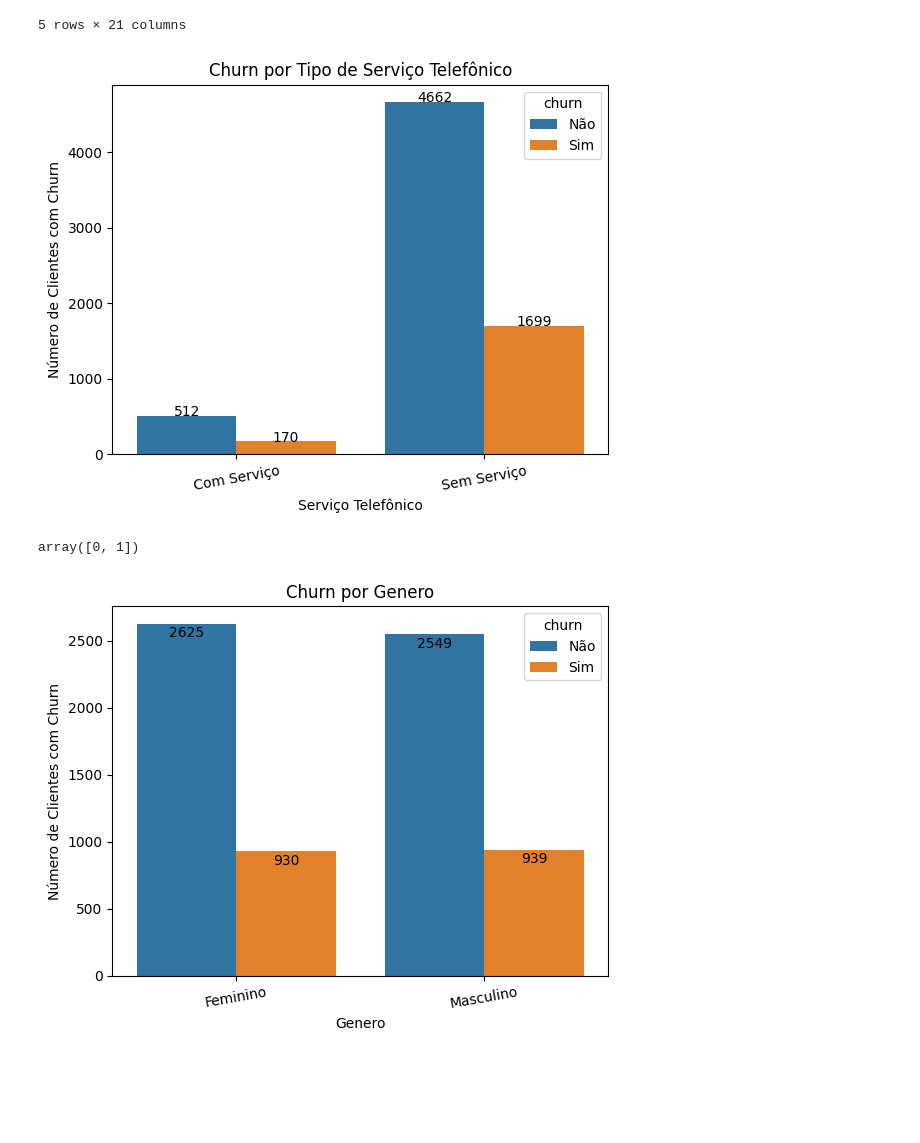
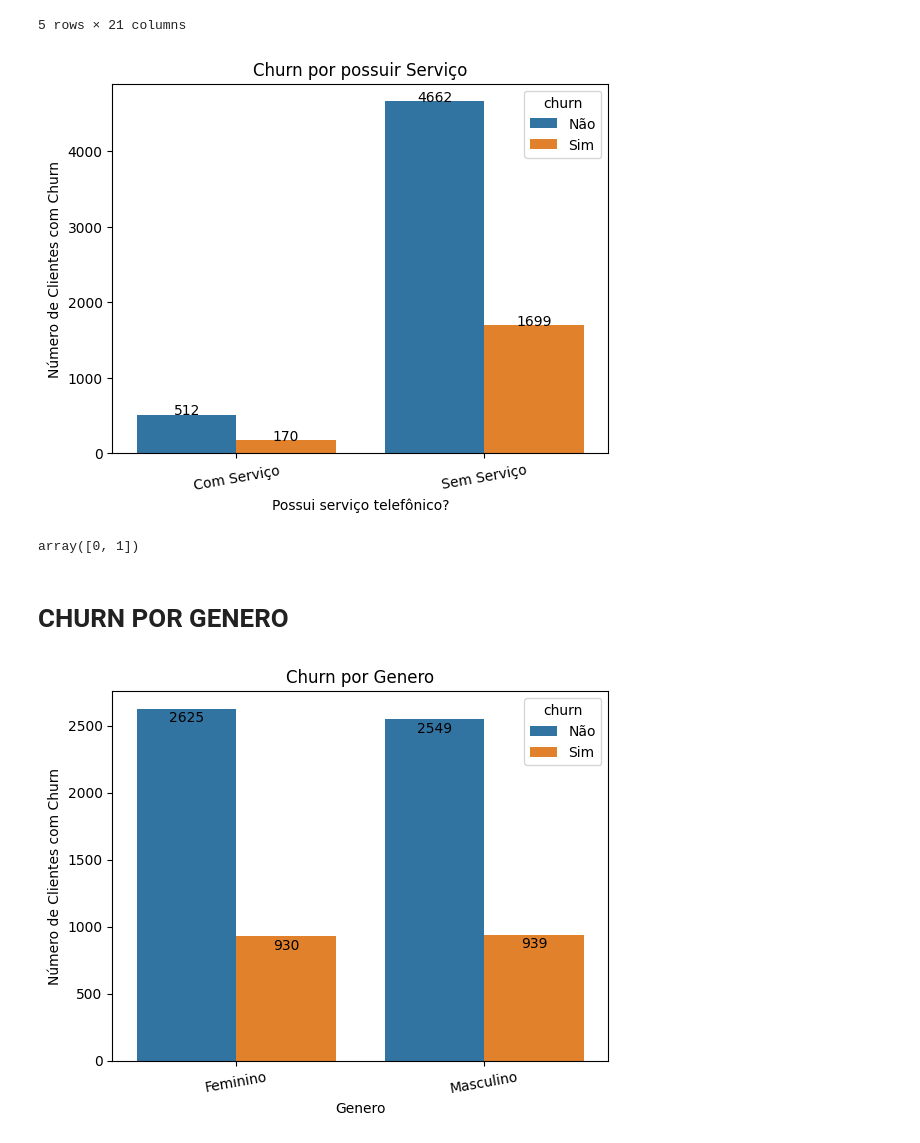
Before and after one commit to JvNeo/Data-Science, a Jupyter notebook: Alura_Challenge_Data_Science.ipynb, the cells around one changed output. Cells and saved outputs as stored; diff of their text form; code cells hidden in the pictures; blank space fills up the shorter version.

```diff
--- a/Alura_Challenge_Data_Science.ipynb
+++ b/Alura_Challenge_Data_Science.ipynb
@@ -426,27 +430,29 @@ dados2.head()
 # %%
 # Plot básico
 ax = sns.countplot(data=dados2,x='Servico_Telefonico',hue='churn')
 for p in ax.patches:
     altura = p.get_height()
     if altura > 0:
         ax.text(p.get_x() + p.get_width() / 2., altura + 1,
                 f'{int(altura)}', ha='center', fontsize=10)
 # Título e eixos
-plt.title('Churn por Tipo de Serviço Telefônico')
-plt.xlabel('Serviço Telefônico')
+plt.title('Churn por possuir Serviço')
+plt.xlabel('Possui serviço telefônico?')
 plt.ylabel('Número de Clientes com Churn')
 plt.legend(title='churn',labels=['Não','Sim'])
 # Substituir os labels do eixo X
 ax.set_xticklabels(['Com Serviço', 'Sem Serviço'])
 # Ajuste visual
 plt.xticks(rotation=10)
 plt.show()
 # %% [output]
-[figure, old version]
+[figure, new version]
 # %%
 dados2['churn'].unique()
 # %% [output]
 array([0, 1])
+# %% [markdown]
+# CHURN POR GENERO
 # %%
 # tenho que ajustar este
 
```
Also changed, not shown: parts of 5 cells of this notebook.
